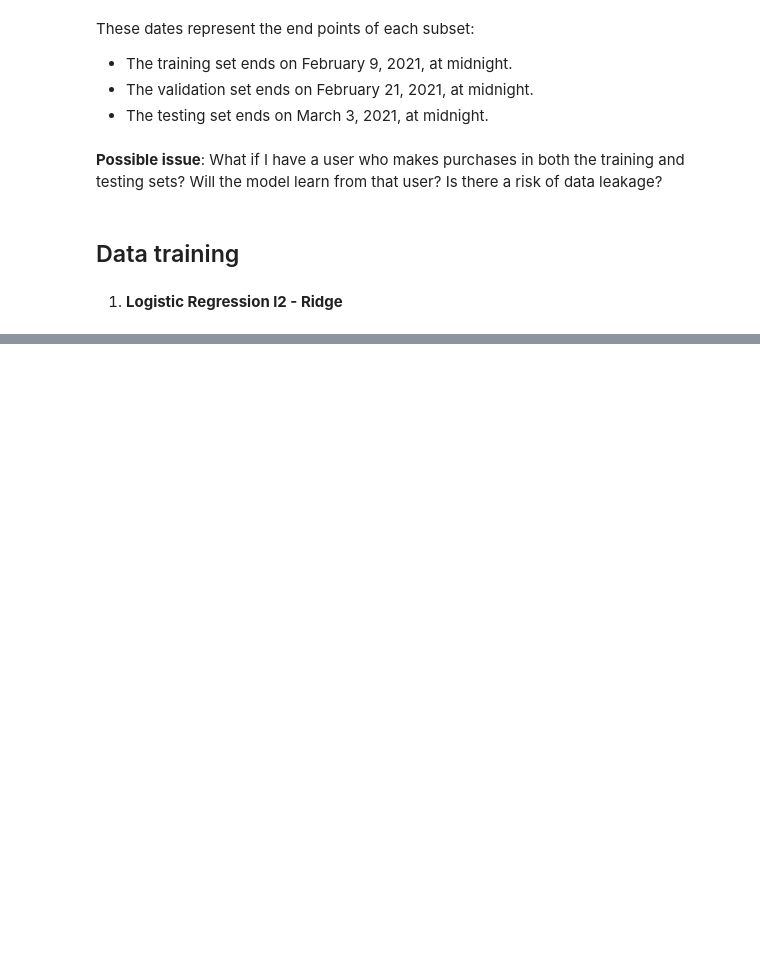
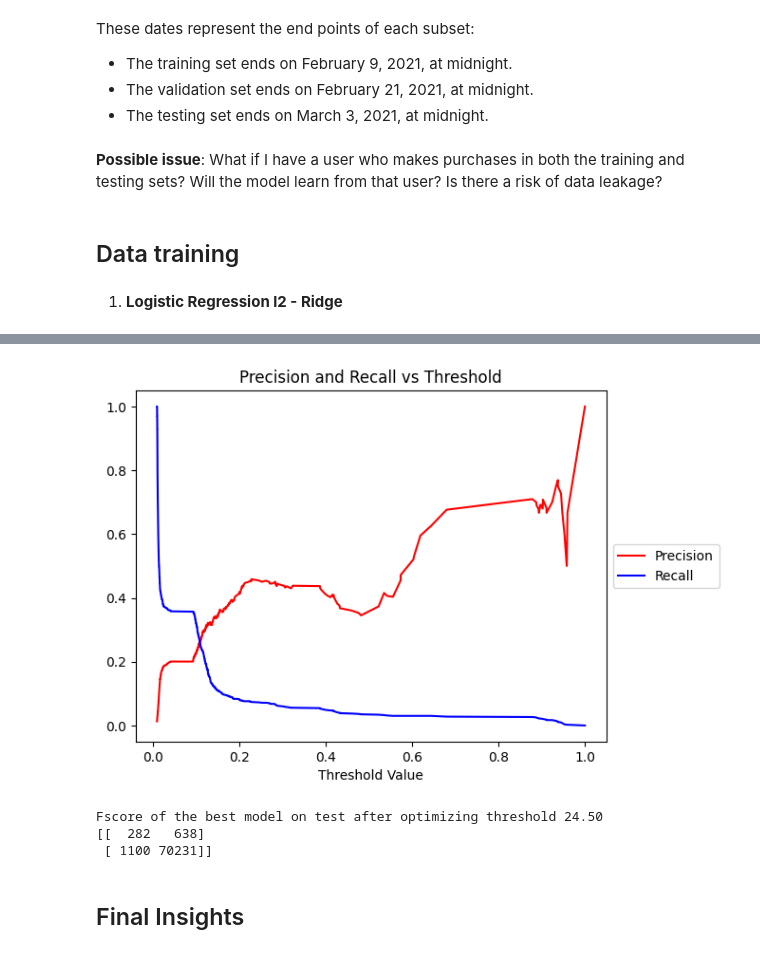
Before and after one commit to oscarperezbaztan/zrive-ds, a Jupyter notebook: src/module_3/model_selection.ipynb, the cells around one changed output, grey strips where cells are left out. Saved outputs shown, nothing was run; the diff lists cells and outputs as text; code cells hidden in the pictures; blank space fills up the shorter version.

Commit message:
push_mvp split train, val, test done

```diff
--- a/src/module_3/model_selection.ipynb
+++ b/src/module_3/model_selection.ipynb
@@ -442,0 +498,16 @@ El Fscore en test del mejor modelo es 12.92
+# %%
+pipe = Pipeline([
+    ('preprocessor', column_transformer),
+    ('scaler', StandardScaler()),
+    ('reg', LogisticRegression(solver='saga',penalty='l1'))
+])
+
+
+reg_values = np.geomspace(0.00001, 1e+4, num=10)
+parameters = {'reg__C': 1.0/reg_values}
+
+gridsearch = GridSearchCV(pipe, parameters,
+                          scoring=score,
+                          return_train_score=True)
+
+gridsearch.fit(X_train, y_train)
@@ -442,0 +551,4 @@ El Fscore en test del mejor modelo es 12.92
+# %%
+best_estimator = gridsearch.best_estimator_
+print('The best lambda value is:', 1/best_estimator['reg'].C)
+evaluate_classifier(best_estimator, X_val, y_val)
@@ -442,0 +563,12 @@ El Fscore en test del mejor modelo es 12.92
+# %%
+plot_precision_recall_vs_threshold(best_estimator, X_val, y_val)
+# %% [output]
+[figure, added]
+# %%
+evaluate_best_threshold_test(best_estimator, 0.1, X_test, y_test, metric='fscore')
+# %% [output]
+Fscore of the best model on test after optimizing threshold 24.50
+[[  282   638]
+ [ 1100 70231]]
+# %% [markdown]
+<h2 style="text-align: left;">Final Insights</h2>
```
Also changed, not shown: parts of 37 cells of this notebook, 1 other file.
